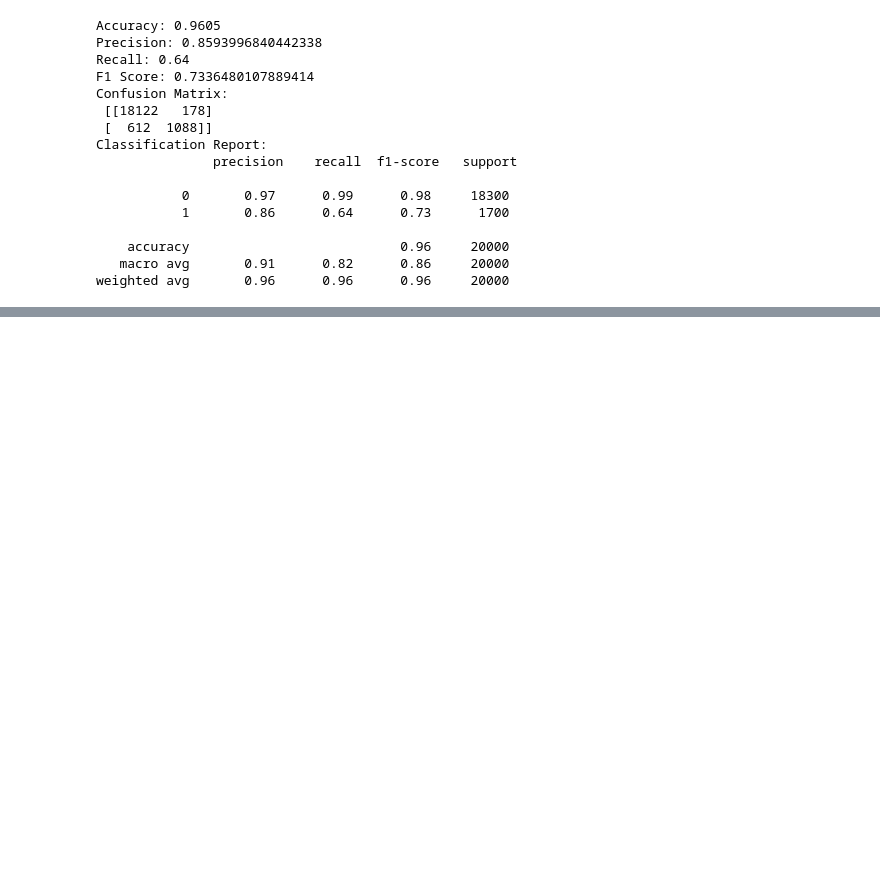
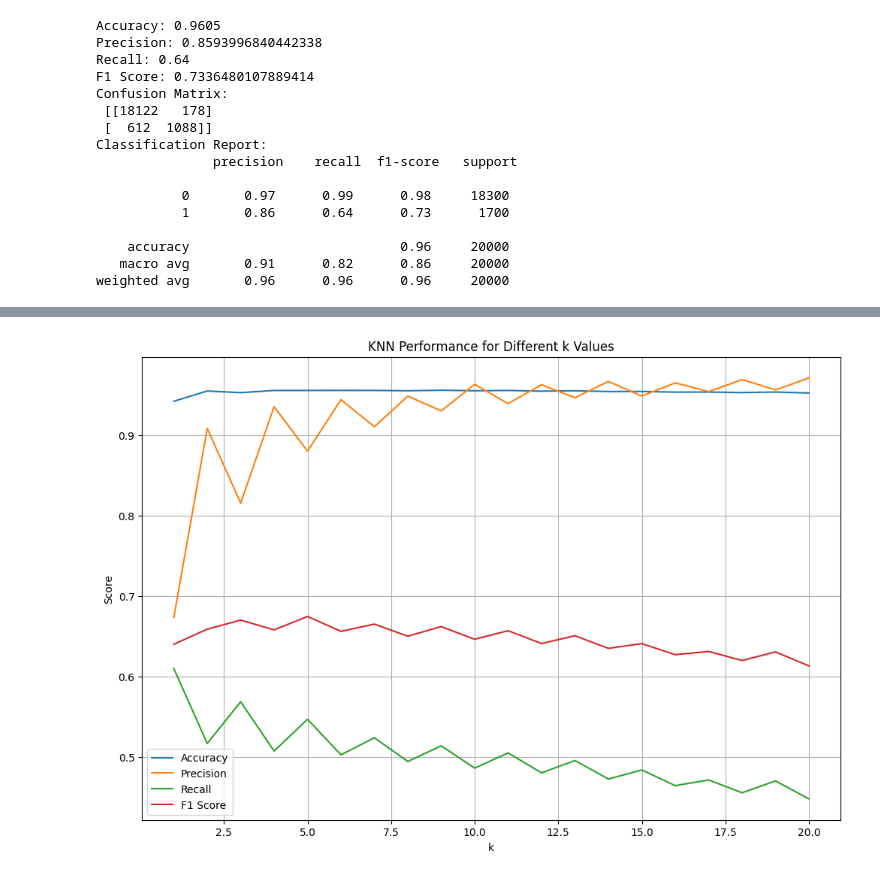
Before and after one commit to jacobrluttrull/diabetes-tracker-capstone, a Jupyter notebook: notebooks/eda.pima.ipynb, the cells around one changed output, grey strips where cells are left out. Drawn from its saved outputs; the diff is of its cells as text; code cells hidden in the pictures; blank space fills up the shorter version.

```diff
--- a/notebooks/eda.pima.ipynb
+++ b/notebooks/eda.pima.ipynb
@@ -128,0 +166,17 @@ weighted avg       0.96      0.96      0.96     20000
+# %%
+from sklearn.preprocessing import StandardScaler
+from sklearn.neighbors import KNeighborsClassifier
+from sklearn.metrics import accuracy_score, classification_report, confusion_matrix
+
+scaler = StandardScaler()
+X_train_scaled = scaler.fit_transform(X_train)
+X_test_scaled = scaler.transform(X_test)
+# %%
+knn = KNeighborsClassifier(n_neighbors=5)
+knn.fit(X_train_scaled, y_train)
+
+y_pred_knn = knn.predict(X_test_scaled)
+
+print("KNN Accuracy:", accuracy_score(y_test, y_pred_knn))
+print("KNN Confusion Matrix:\n", confusion_matrix(y_test, y_pred_knn))
+print("KNN Classification Report:\n", classification_report(y_test, y_pred_knn))
@@ -128,0 +197,36 @@ weighted avg       0.96      0.96      0.96     20000
+# %%
+from sklearn.neighbors import KNeighborsClassifier
+from sklearn.metrics import accuracy_score, precision_score, recall_score, f1_score
+import matplotlib.pyplot as plt
+
+# Track metrics
+k_values = list(range(1, 21))
+accuracies = []
+precisions = []
+recalls = []
+f1_scores = []
+
+for k in k_values:
+    knn = KNeighborsClassifier(n_neighbors=k)
+    knn.fit(X_train, y_train)
+    y_pred = knn.predict(X_test)
+
+    accuracies.append(accuracy_score(y_test, y_pred))
+    precisions.append(precision_score(y_test, y_pred))
+    recalls.append(recall_score(y_test, y_pred))
+    f1_scores.append(f1_score(y_test, y_pred))
+
+# Plotting
+plt.figure(figsize=(12, 8))
+plt.plot(k_values, accuracies, label='Accuracy')
+plt.plot(k_values, precisions, label='Precision')
+plt.plot(k_values, recalls, label='Recall')
+plt.plot(k_values, f1_scores, label='F1 Score')
+plt.xlabel('k')
+plt.ylabel('Score')
+plt.title('KNN Performance for Different k Values')
+plt.legend()
+plt.grid(True)
+plt.show()
+# %% [output]
+[figure, added]
```
Also changed, not shown: parts of 53 cells of this notebook, 5 other files.
